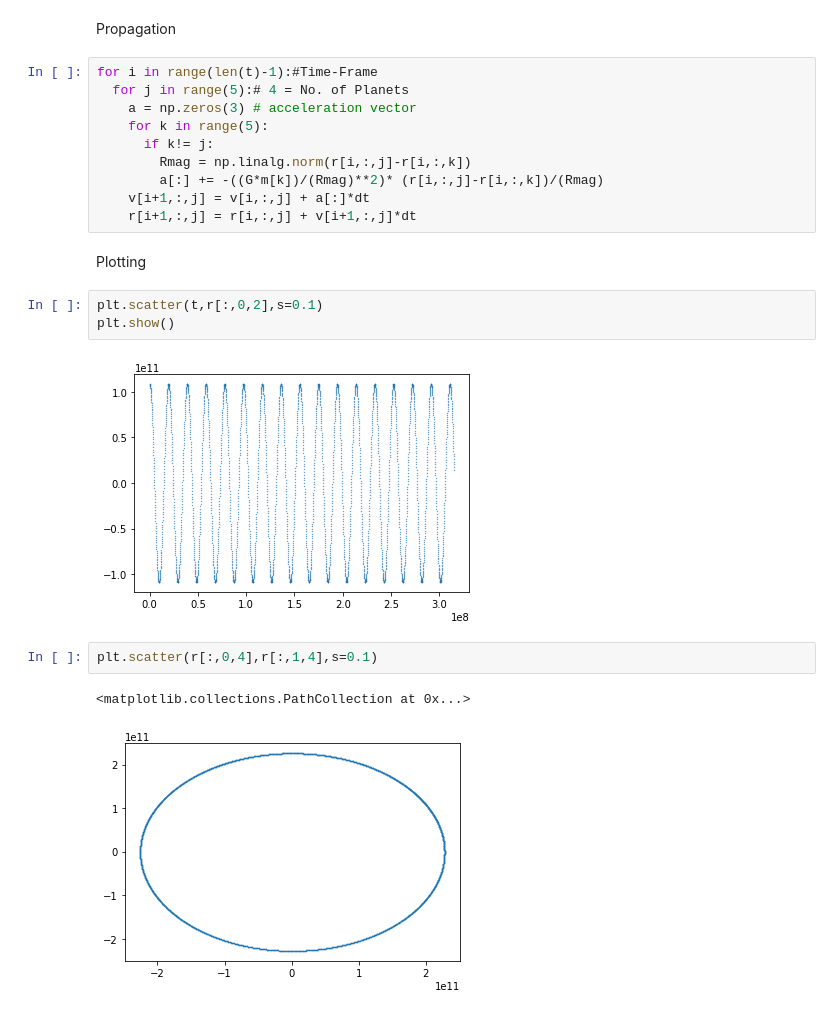
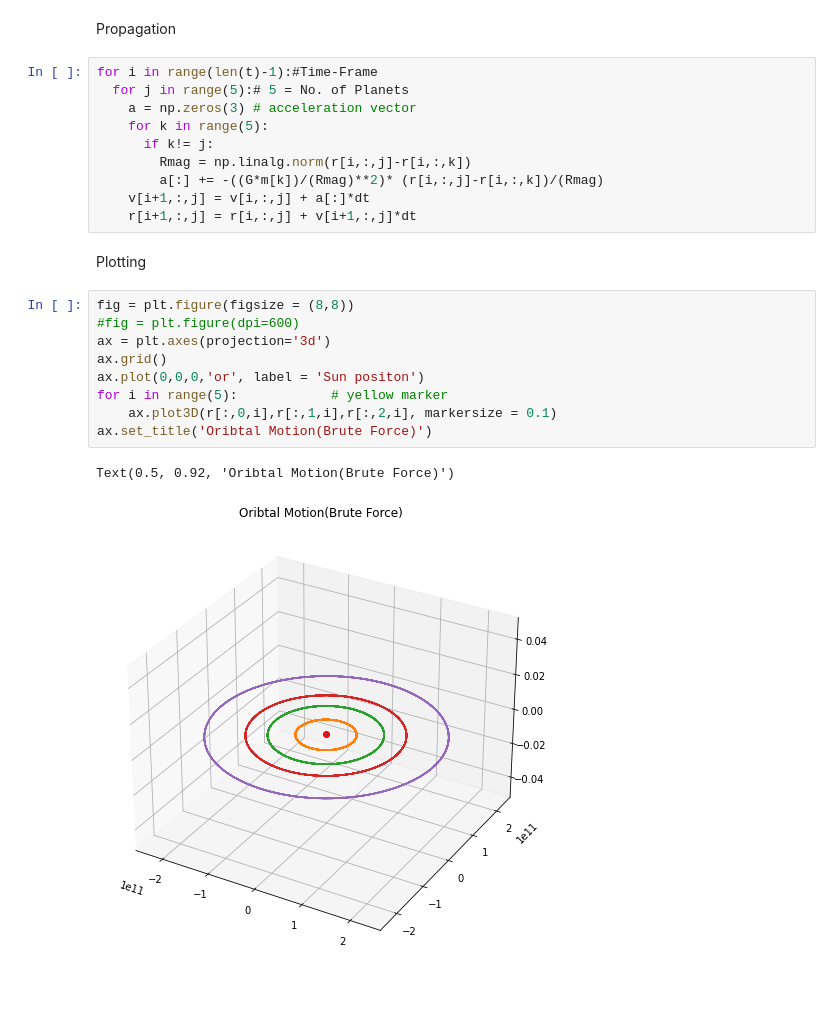
Before and after one commit to harishaseebat92/N_Body_Simulations, a Jupyter notebook: Solar_System.ipynb, the cells around one changed output. Drawn from its saved outputs; the diff is of its cells as text.

Commit message:
Trying to make a 3D Plot

```diff
--- a/Solar_System.ipynb
+++ b/Solar_System.ipynb
@@ -25,7 +25,7 @@ v[0,1,:]=np.array([0,47.36,35.02,29.78,24.07,13,9.68,6.8,5.43])*10**3
 Propagation
 # %%
 for i in range(len(t)-1):#Time-Frame
-  for j in range(5):# 4 = No. of Planets
+  for j in range(5):# 5 = No. of Planets
     a = np.zeros(3) # acceleration vector
     for k in range(5):
       if k!= j:
@@ -35,13 +35,15 @@ for i in range(len(t)-1):#Time-Frame
     r[i+1,:,j] = r[i,:,j] + v[i+1,:,j]*dt
 # %% [markdown]
 Plotting
-# %%
-plt.scatter(t,r[:,0,2],s=0.1)
-plt.show()
-# %% [output]
-[figure, removed]
-# %%
-plt.scatter(r[:,0,4],r[:,1,4],s=0.1)
-# %% [output]
-<matplotlib.collections.PathCollection at 0x...>
-[figure, removed]
+# %%
+fig = plt.figure(figsize = (8,8))
+#fig = plt.figure(dpi=600)
+ax = plt.axes(projection='3d')
+ax.grid()
+ax.plot(0,0,0,'or', label = 'Sun positon')
+for i in range(5):            # yellow marker
+    ax.plot3D(r[:,0,i],r[:,1,i],r[:,2,i], markersize = 0.1)
+ax.set_title('Oribtal Motion(Brute Force)')
+# %% [output]
+Text(0.5, 0.92, 'Oribtal Motion(Brute Force)')
+[figure, added]
```
Also changed, not shown: parts of 4 cells of this notebook.
